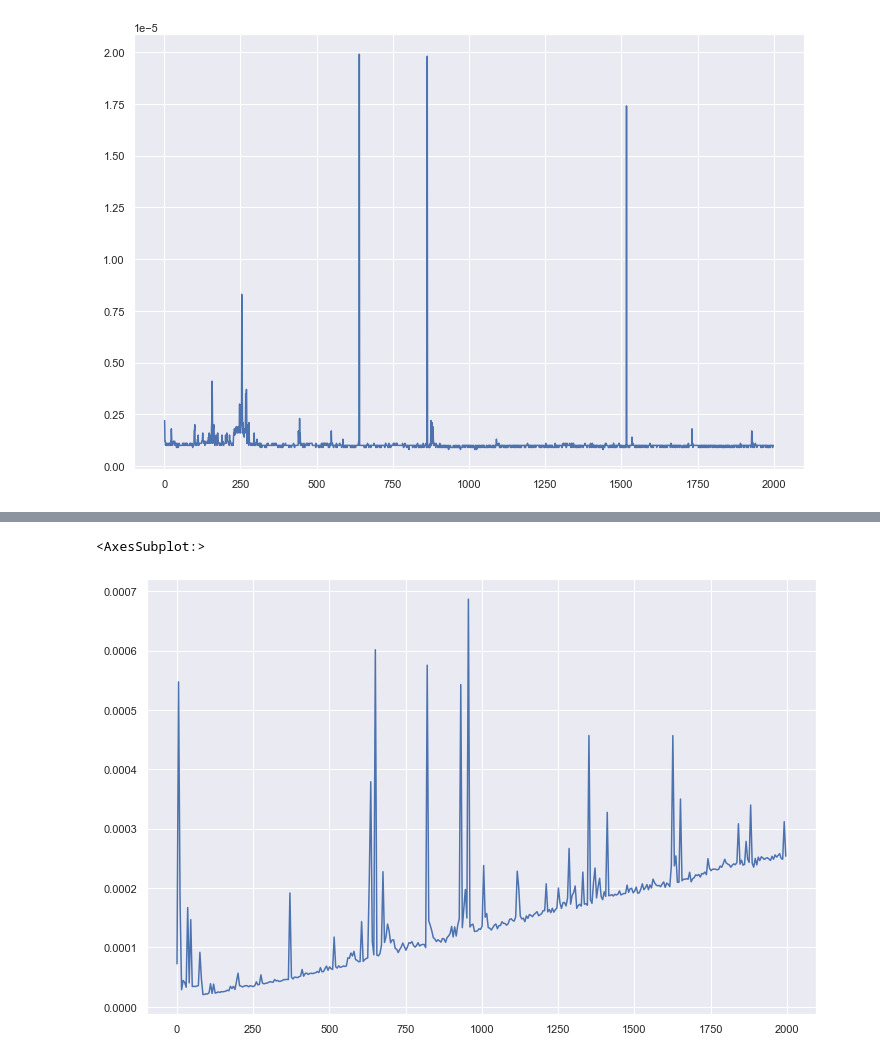
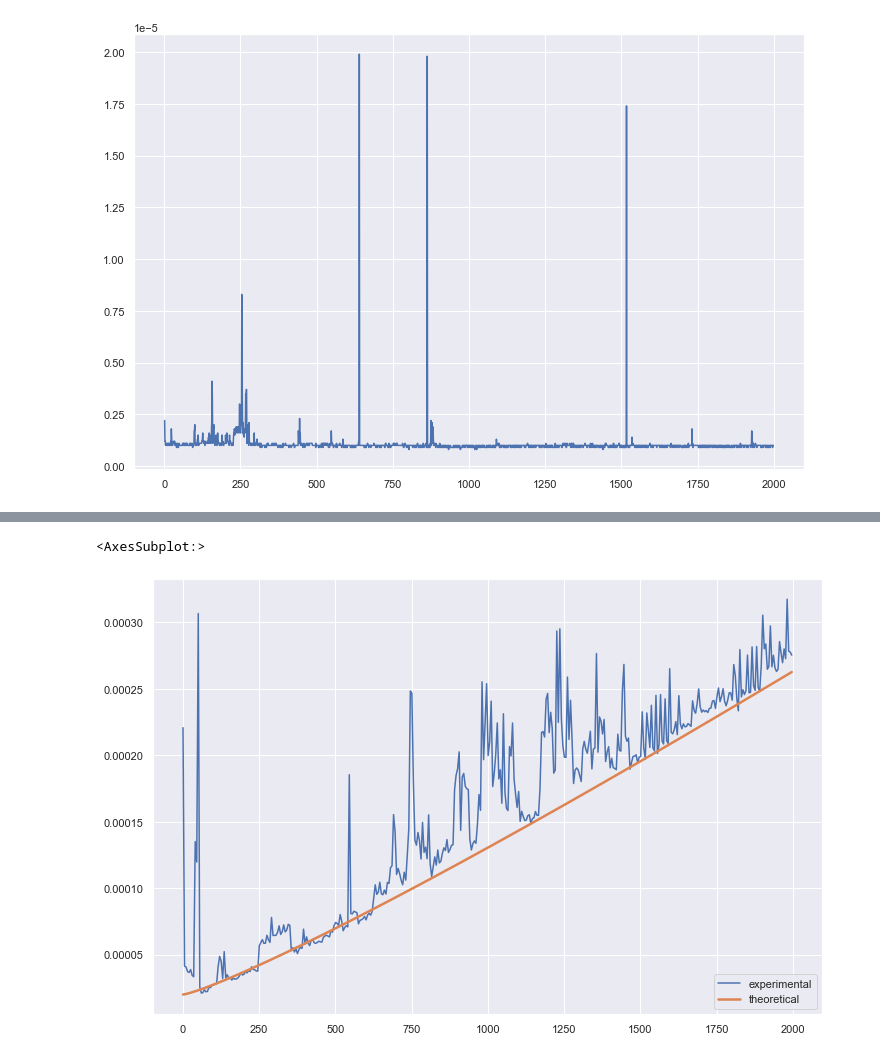
Before and after one commit to trixdade/ITMO-algorithms, a Jupyter notebook: Algorithms_Lab1.ipynb, the cells around one changed output, grey strips where cells are left out. Drawn from its saved outputs; the diff is of its cells as text; code cells hidden in the pictures.

```diff
--- a/Algorithms_Lab1.ipynb
+++ b/Algorithms_Lab1.ipynb
@@ -187,13 +134,14 @@ sns.lineplot(x=span5[1:len(span5)], y=compl)
 # %%
 ans6 = []
 span6 = range(1,2000,5)
 for k in span6:
     v = np.random.randint(1, 101, size=k)
     time = timeit.timeit(lambda: np.sort(v, kind='quciksort'), number=5)
     ans6.append(time)
 
-sns.set(rc={'figure.figsize':(12,8)})
-sns.lineplot(x=span6, y=ans6)
+
+sns.lineplot(x=span6, y=ans6, label='experimental')
+sns.lineplot(x=span6, y=0.000000016 * np.array(span6) * np.array(np.log(span6)) + 0.00002, label='theoretical', linewidth=2.5)
 # %% [output]
 <AxesSubplot:>
-[figure, old version]
+[figure, new version]
```
Also changed, not shown: parts of 21 cells of this notebook.
